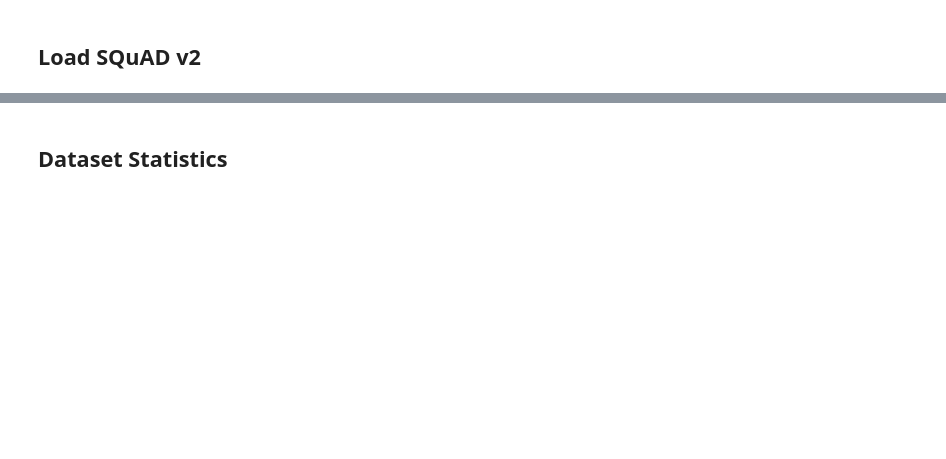
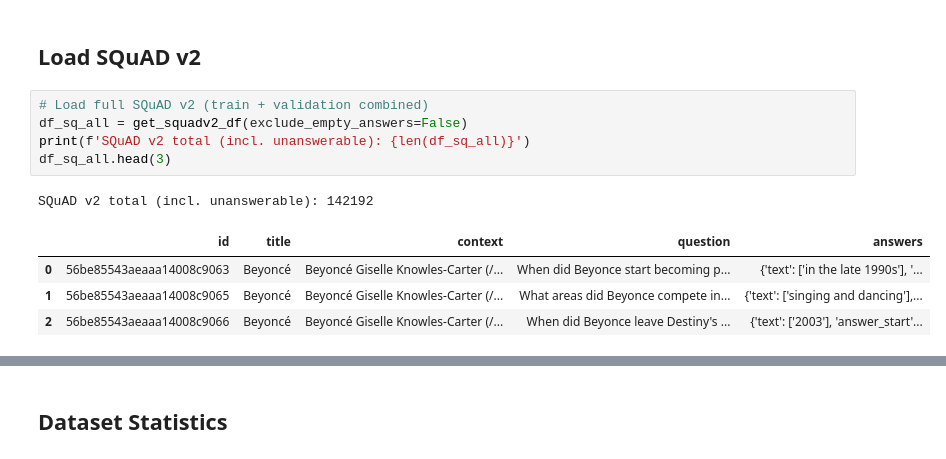
Before and after one commit to greenlet/mllm, a Jupyter notebook: qna/n_01_squad_v2.ipynb, the cells around one changed output, grey strips where cells are left out. Cells and saved outputs as stored; diff of their text form; blank space fills up the shorter version.

```diff
--- a/qna/n_01_squad_v2.ipynb
+++ b/qna/n_01_squad_v2.ipynb
@@ -33,2 +41,13 @@ print(f'QNA_DATA_PATH: {QNA_DATA_PATH}')
 # %% [markdown]
 ## Load SQuAD v2
+# %%
+# Load full SQuAD v2 (train + validation combined)
+df_sq_all = get_squadv2_df(exclude_empty_answers=False)
+print(f'SQuAD v2 total (incl. unanswerable): {len(df_sq_all)}')
+df_sq_all.head(3)
+# %% [output]
+SQuAD v2 total (incl. unanswerable): 142192
+|  | id | title | context | question | answers |
+| 0 | 56be85543aeaaa14008c9063 | Beyoncé | Beyoncé Giselle Knowles-Carter (/... | When did Beyonce start becoming p... | {'text': ['in the late 1990s'], '... |
+| 1 | 56be85543aeaaa14008c9065 | Beyoncé | Beyoncé Giselle Knowles-Carter (/... | What areas did Beyonce compete in... | {'text': ['singing and dancing'],... |
+| 2 | 56be85543aeaaa14008c9066 | Beyoncé | Beyoncé Giselle Knowles-Carter (/... | When did Beyonce leave Destiny's ... | {'text': ['2003'], 'answer_start'... |
```
Also changed, not shown: parts of 12 cells of this notebook.
